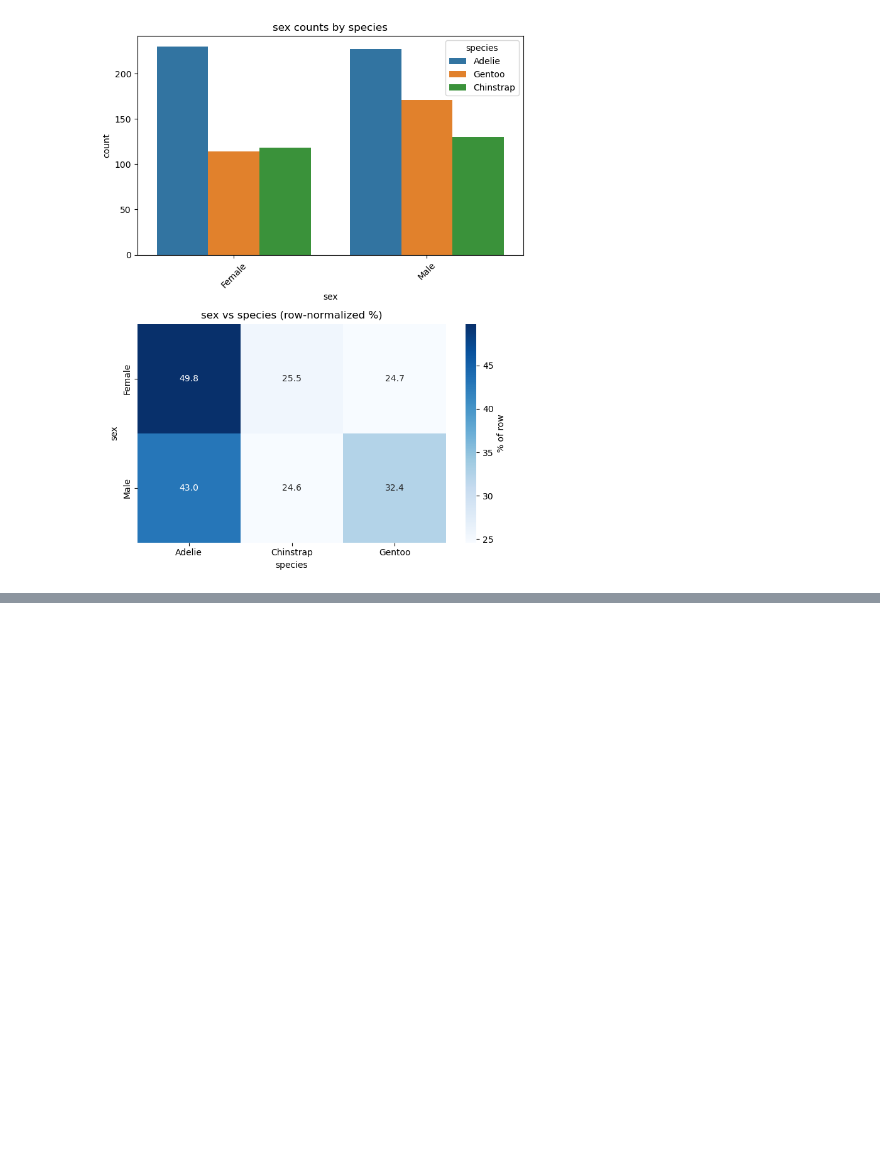
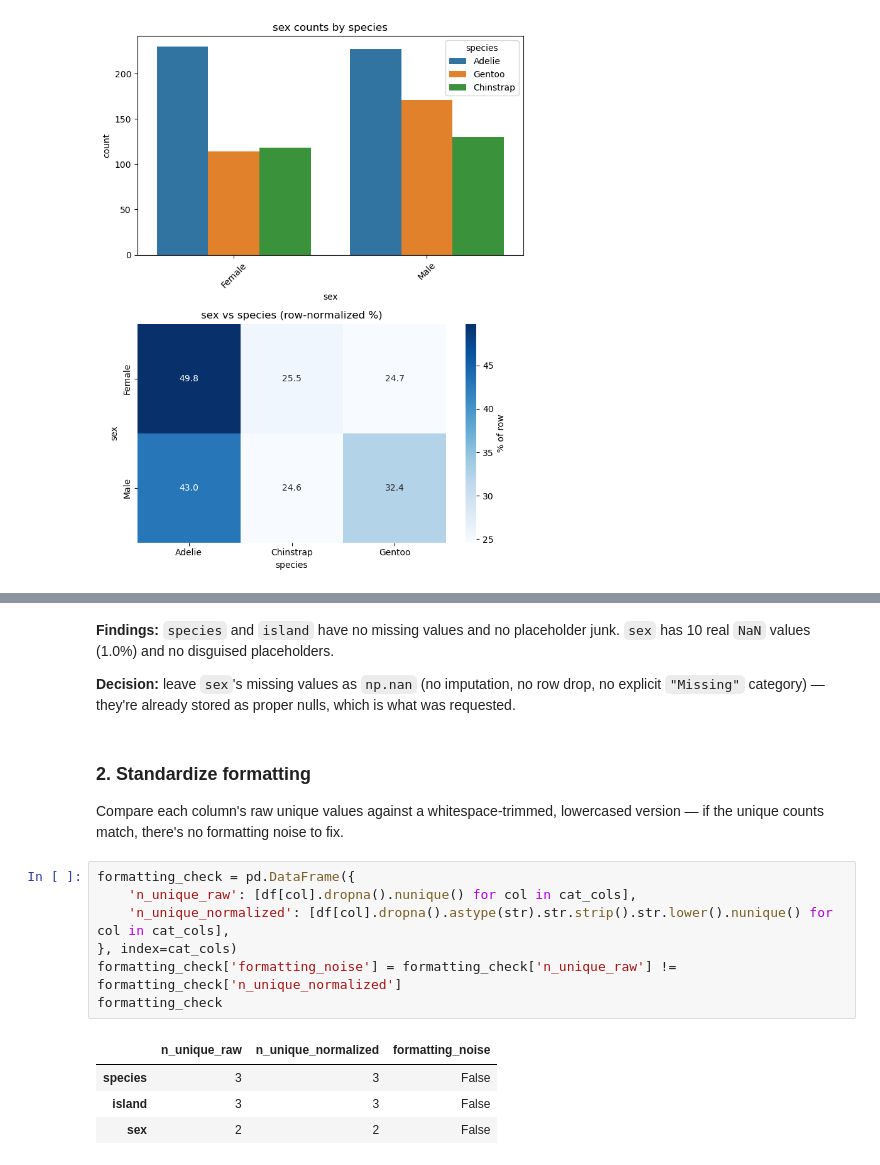
Before and after one commit to rohail410/Penguin-Species-Classification-Project, a Jupyter notebook: project.ipynb, the cells around one changed output, grey strips where cells are left out. Cells and saved outputs as stored; diff of their text form; blank space fills up the shorter version.

```diff
--- a/project.ipynb
+++ b/project.ipynb
@@ -325,0 +352,20 @@ save_and_show(fig, f"{col}_panel.png")
+# %% [markdown]
+**Findings:** `species` and `island` have no missing values and no placeholder junk. `sex` has 10 real `NaN` values (1.0%) and no disguised placeholders.
+
+**Decision:** leave `sex`'s missing values as `np.nan` (no imputation, no row drop, no explicit `"Missing"` category) — they're already stored as proper nulls, which is what was requested.
+# %% [markdown]
+### 2. Standardize formatting
+
+Compare each column's raw unique values against a whitespace-trimmed, lowercased version — if the unique counts match, there's no formatting noise to fix.
+# %%
+formatting_check = pd.DataFrame({
+    'n_unique_raw': [df[col].dropna().nunique() for col in cat_cols],
+    'n_unique_normalized': [df[col].dropna().astype(str).str.strip().str.lower().nunique() for col in cat_cols],
+}, index=cat_cols)
+formatting_check['formatting_noise'] = formatting_check['n_unique_raw'] != formatting_check['n_unique_normalized']
+formatting_check
+# %% [output]
+|  | n_unique_raw | n_unique_normalized | formatting_noise |
+| species | 3 | 3 | False |
+| island | 3 | 3 | False |
+| sex | 2 | 2 | False |
```
Also changed, not shown: parts of 16 cells of this notebook, 4 other files.
